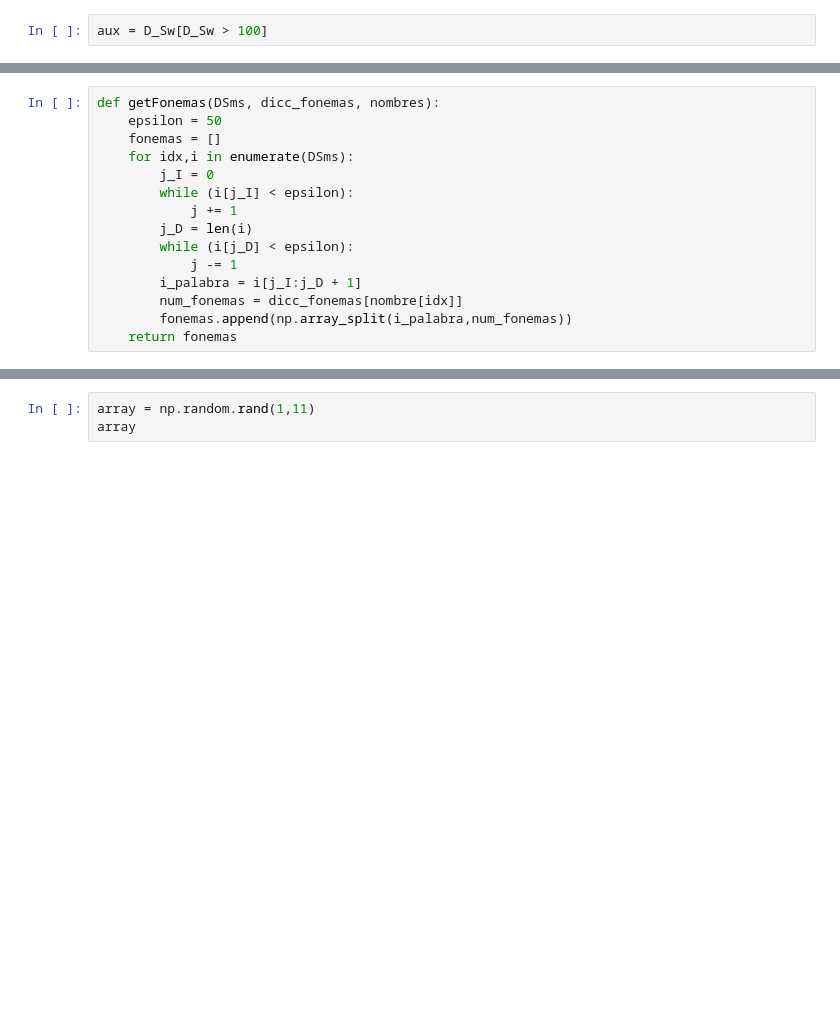
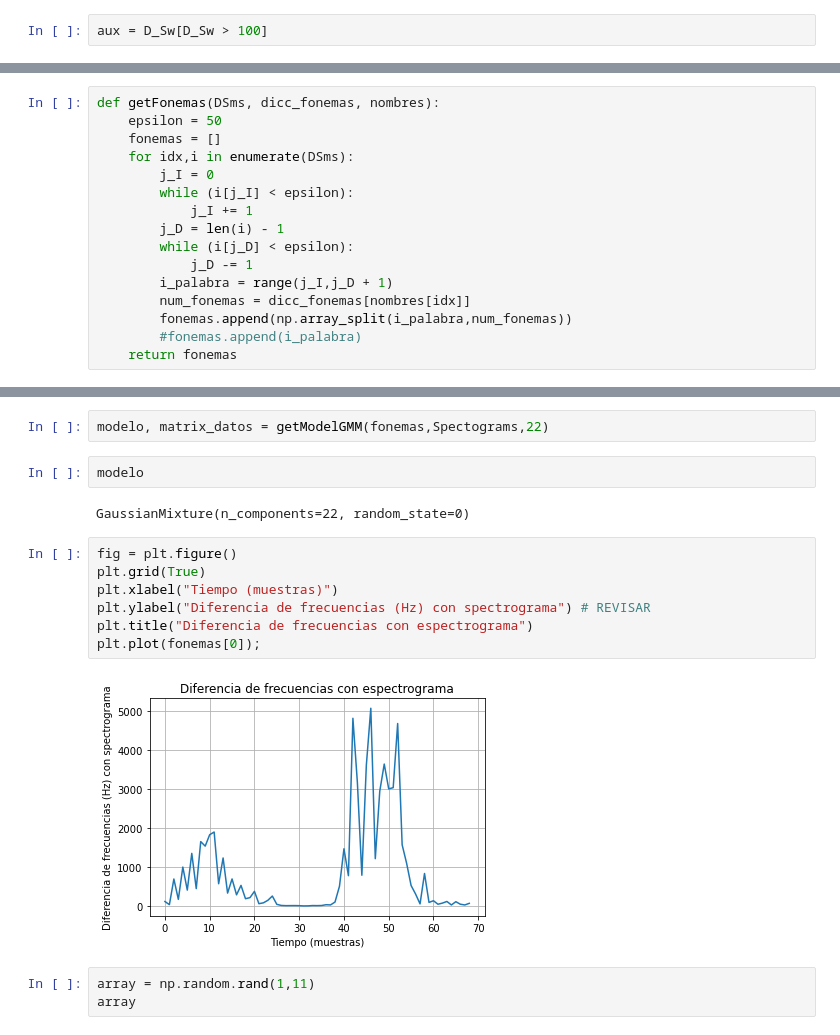
Before and after one commit to juanksRuiz/Intro_a_NLP, a Jupyter notebook: Talleres/ASR Systems using HMM-20210216/Implementing a simple ASR using HMM.ipynb, the cells around one changed output, grey strips where cells are left out. Saved outputs shown, nothing was run; the diff lists cells and outputs as text; blank space fills up the shorter version.

Commit message:
funcion de modelo

```diff
--- a/Talleres/ASR Systems using HMM-20210216/Implementing a simple ASR using HMM.ipynb
+++ b/Talleres/ASR Systems using HMM-20210216/Implementing a simple ASR using HMM.ipynb
@@ -217,13 +225,14 @@ def getFonemas(DSms, dicc_fonemas, nombres):
     for idx,i in enumerate(DSms):
         j_I = 0
         while (i[j_I] < epsilon):
-            j += 1
-        j_D = len(i)
+            j_I += 1
+        j_D = len(i) - 1
         while (i[j_D] < epsilon):
-            j -= 1
-        i_palabra = i[j_I:j_D + 1]
-        num_fonemas = dicc_fonemas[nombre[idx]]
+            j_D -= 1
+        i_palabra = range(j_I,j_D + 1)
+        num_fonemas = dicc_fonemas[nombres[idx]]
         fonemas.append(np.array_split(i_palabra,num_fonemas))
+        #fonemas.append(i_palabra)
     return fonemas
 # %%
 fonemas = getFonemas(DSms, dicc, nombres)
@@ -232,3 +282,18 @@ NameError: name 'dicc' is not defined
+# %%
+modelo, matrix_datos = getModelGMM(fonemas,Spectograms,22)
+# %%
+modelo
+# %% [output]
+GaussianMixture(n_components=22, random_state=0)
+# %%
+fig = plt.figure()
+plt.grid(True)
+plt.xlabel("Tiempo (muestras)")
+plt.ylabel("Diferencia de frecuencias (Hz) con spectrograma") # REVISAR
+plt.title("Diferencia de frecuencias con espectrograma")
+plt.plot(fonemas[0]);
+# %% [output]
+[figure, added]
 # %%
 array = np.random.rand(1,11)
 array
```
Also changed, not shown: parts of 7 cells of this notebook.
